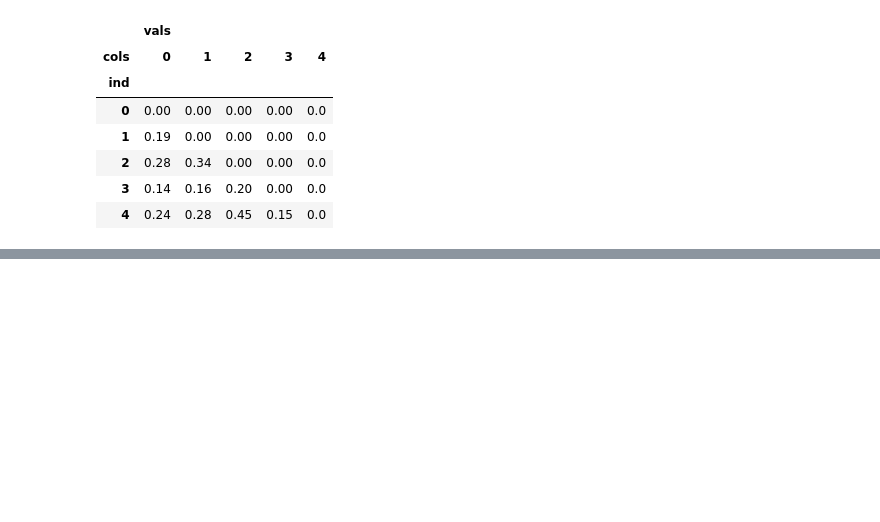
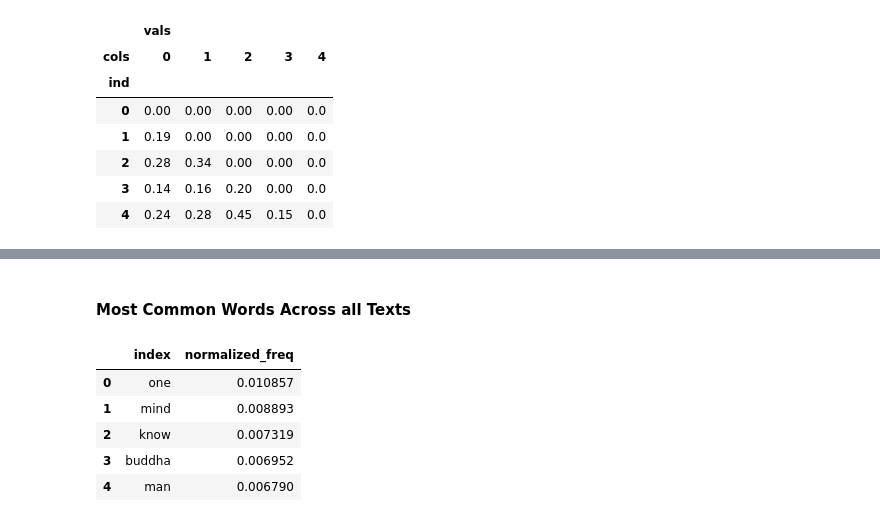
Before and after one commit to elijahstr/216FinalProject, a Jupyter notebook: Final Project Code.ipynb, the cells around one changed output, grey strips where cells are left out. Saved outputs shown, nothing was run; the diff lists cells and outputs as text; code cells hidden in the pictures; blank space fills up the shorter version.

```diff
--- a/Final Project Code.ipynb
+++ b/Final Project Code.ipynb
@@ -239,0 +265,31 @@ df_hm
+# %% [markdown]
+#### Most Common Words Across all Texts
+# %%
+# Normalizing frequency of words and finding most common words across all texts
+common_words = pd.DataFrame()
+
+for df in all_dfs:
+    # normalized series are given by: df["count"] / (df["count"].sum())
+    common_words = common_words.merge((df["count"] / (df["count"].sum())).to_frame(),
+                                      how='outer',
+                                      left_index=True,
+                                      right_index=True)
+
+# each column is normalized frequency for each text, so we sum across all rows
+common_words["normalized_freq"] = common_words.sum(axis=1)
+
+# we only keep the column with sums and normalize that as well (divide by 5, for the number of total texts)
+common_words = common_words[["normalized_freq",]].sort_values("normalized_freq", ascending=False)
+common_words = common_words / common_words.sum()
+
+# get words into a column for ease in plotting
+common_words = common_words.reset_index()
+
+common_words.head()
+# %% [output]
+|  | index | normalized_freq |
+| 0 | one | 0.010857 |
+| 1 | mind | 0.008893 |
+| 2 | know | 0.007319 |
+| 3 | buddha | 0.006952 |
+| 4 | man | 0.006790 |
```
Also changed, not shown: parts of 5 cells of this notebook.
